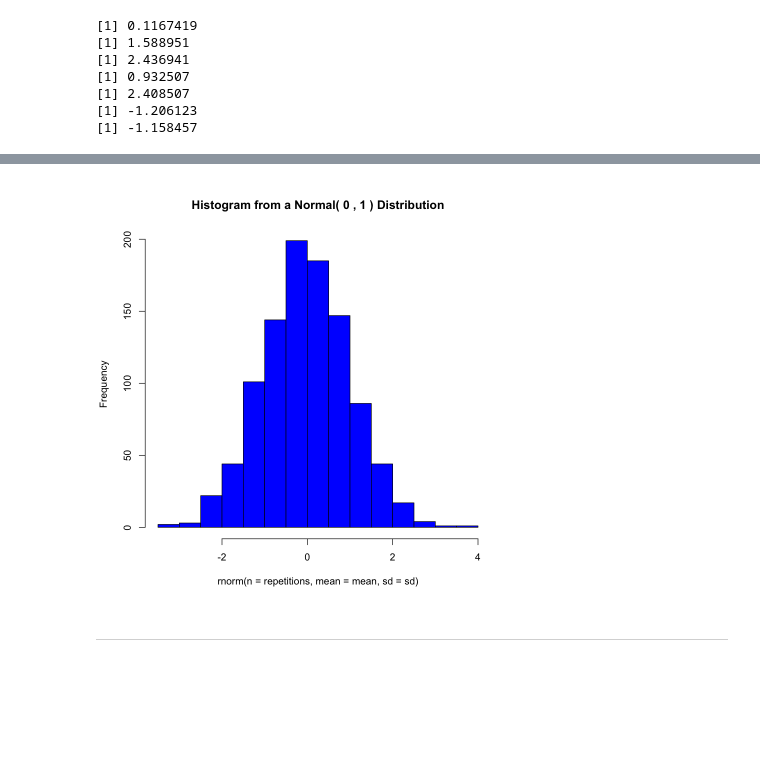
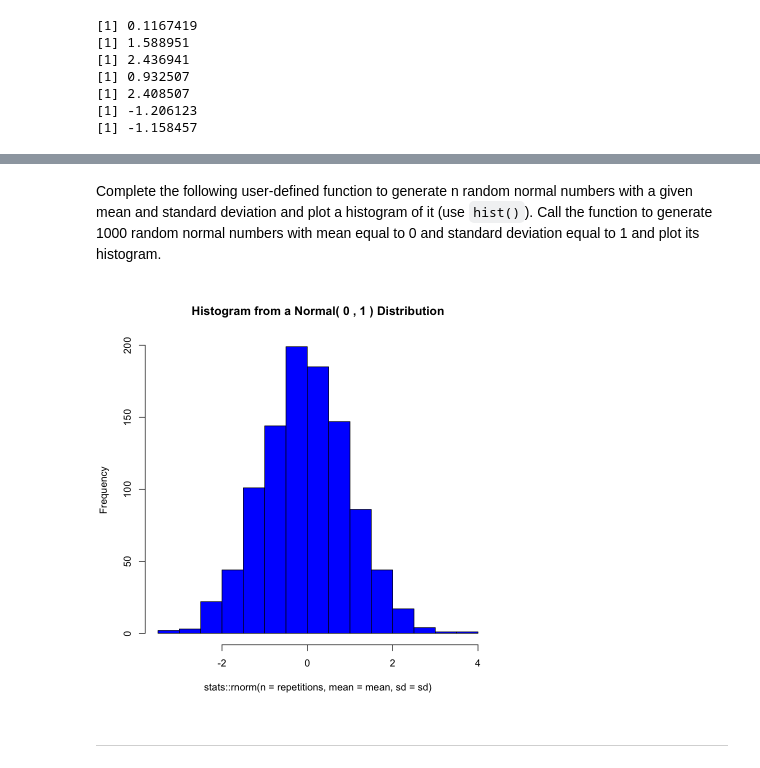
Before and after one commit to stat184-summer2023/a10-base-r-davefriedman01, a Jupyter notebook: A10.ipynb, the cells around one changed output, grey strips where cells are left out. Drawn from its saved outputs; the diff is of its cells as text; code cells hidden in the pictures; blank space fills up the shorter version.

```diff
--- a/A10.ipynb
+++ b/A10.ipynb
@@ -38,0 +80,2 @@ A data.frame: 6 × 5
+# %%
+base::library(help = 'datasets')
@@ -188,9 +271,9 @@ mean(iris$Sepal.Length[iris$Petal.Width > 1])
 # %%
 for (i in 1:10) {
   if (i < 5) {
-    print(i * 3)
+    base::print(i * 3)
   } else {
-    print(i * 2)
+    base::print(i * 2)
   }
 }
 # %% [output]
@@ -223,11 +336,11 @@ while (num < 3) {
 # %%
-Counting <- data.frame(NULL)
-Rows     <- c(1:3)
-Cols     <- c(1:4)
+Counting <- base::data.frame()
+Rows     <- 1:3
+Cols     <- 1:4
 
-for (j in 1:length(Cols)) {
-  for (i in 1:length(Rows)) {
-    Counting[i, j] <- i + j
+for (j in 1:base::length(Cols)) {
+  for (i in 1:base::length(Rows)) {
+    Counting[i, j] <- i + j - 1
   }
 }
 
@@ -241,0 +355,4 @@ A data.frame: 3 × 4
+# %%
+base::colnames(Counting) <- base::sub('V', 'X', base::colnames(Counting))
+
+Counting
@@ -242,15 +366,17 @@ A data.frame: 3 × 4
+# %% [markdown]
+Complete the following user-defined function to generate n random normal numbers with a given mean and standard deviation and plot a histogram of it (use `hist()`). Call the function to generate 1000 random normal numbers with mean equal to 0 and standard deviation equal to 1 and plot its histogram.
 # %%
-set.seed(184)
+base::set.seed(184)
 
 plotNormal <- function (repetitions, mean, sd) {
-  hist(
+  graphics::hist(
     col  = 'blue',
-    main = paste('Histogram from a Normal(', mean, ',' , sd, ') Distribution'),
-    x    = rnorm(n = repetitions, mean = mean, sd = sd)
+    main = base::paste('Histogram from a Normal(', mean, ',' , sd, ') Distribution'),
+    x    = stats::rnorm(n = repetitions, mean = mean, sd = sd)
   )
 }
 plotNormal(1000, 0, 1)
 # %% [output]
-[figure, old version]
+[figure, new version]
 # %% [markdown]
 ---
```
Also changed, not shown: parts of 25 cells of this notebook, 2 other files.
